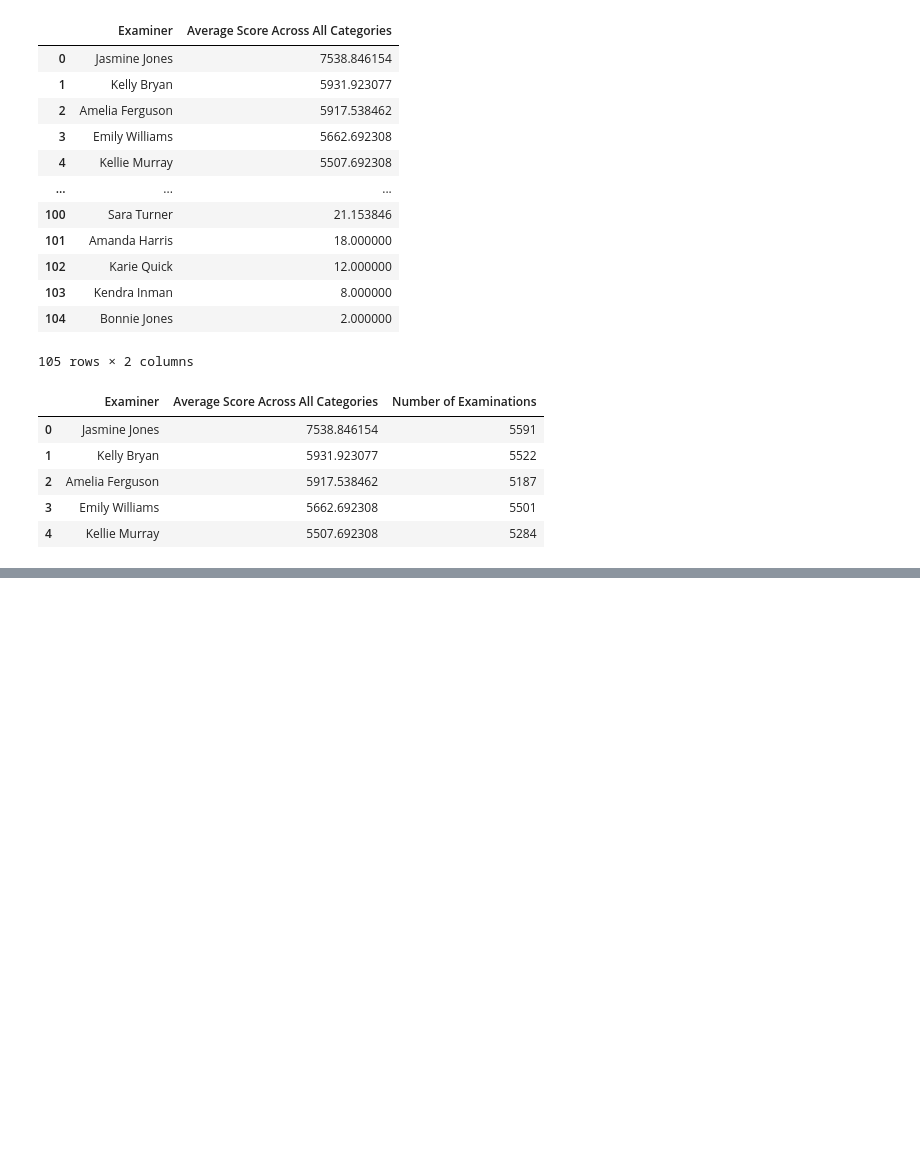
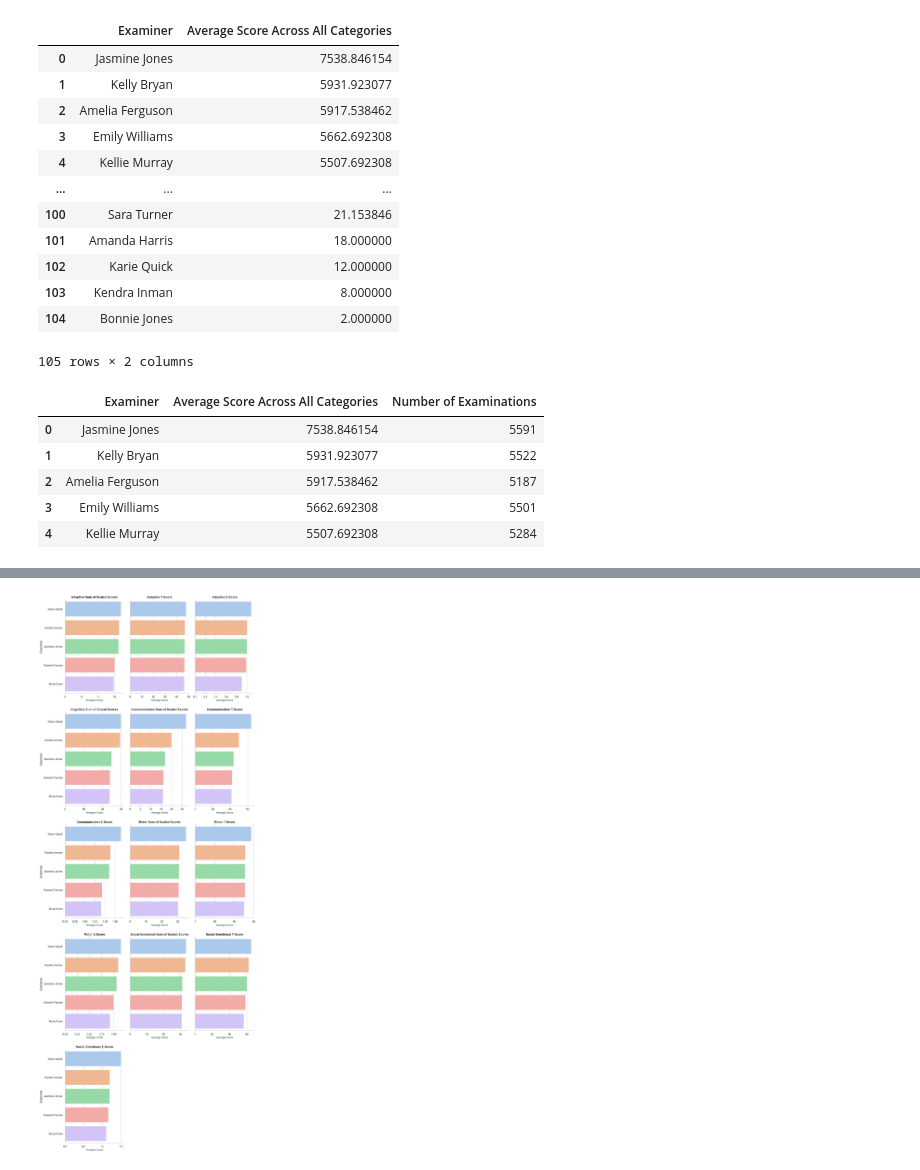
Before and after one commit to NSS-Full-Time-Data-Analytics-11/teis-project-tucker, a Jupyter notebook: TEISBDI.ipynb, the cells around one changed output, grey strips where cells are left out. Cells and saved outputs as stored; diff of their text form; code cells hidden in the pictures; blank space fills up the shorter version.

```diff
--- a/TEISBDI.ipynb
+++ b/TEISBDI.ipynb
@@ -680,0 +840,13 @@ examiner_summary_sorted_df.head()
+# %%
+# column to a numeric type
+melted_data['Score'] = pd.to_numeric(melted_data['Score'], errors='coerce')
+
+melted_data.dropna(subset=['Score', 'Examiner'], inplace=True)
+
+# average scores by examiner and score category
+avg_scores_by_examiner = melted_data.groupby(['Score_Category', 'Examiner'])['Score'].mean().reset_index()
+
+# Sorting to find the top 5 examiners for each score category
+top_examiners_by_category = avg_scores_by_examiner.groupby('Score_Category').apply(lambda x: x.nlargest(5, 'Score')).reset_index(drop=True)
+
+top_examiners_by_category
@@ -680,0 +867,19 @@ examiner_summary_sorted_df.head()
+# %%
+g = sns.FacetGrid(top_examiners_by_category, col='Score_Category', col_wrap=3, sharex=False, height=4)
+
+g.map(sns.barplot, 'Score', 'Examiner', palette='viridis')
+g.map(sns.barplot, 'Score', 'Examiner', palette='pastel')
+
+g.set_titles(col_template="{col_name}", fontweight='bold', fontsize=10)
+
+g.fig.subplots_adjust(top=1.5)
+
+for axes in g.axes.flatten():
+    axes.set_xlabel('Average Score', fontsize=10)
+    axes.set_ylabel('Examiner', fontsize=12)
+    axes.tick_params(labelrotation=360)
+
+plt.show()
+# Top 5 examiners based on category score
+# %% [output]
+[figure, added]
```
Also changed, not shown: parts of 13 cells of this notebook.
